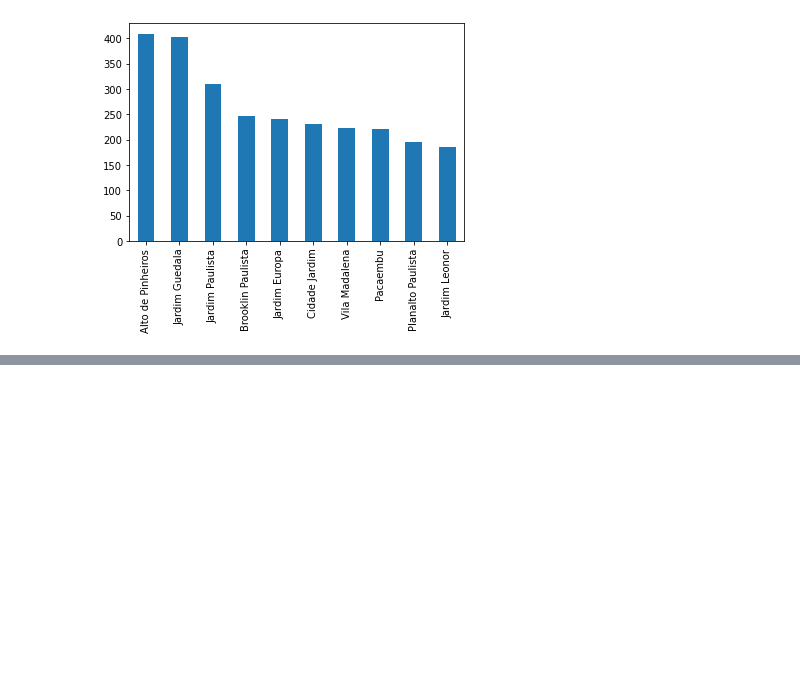
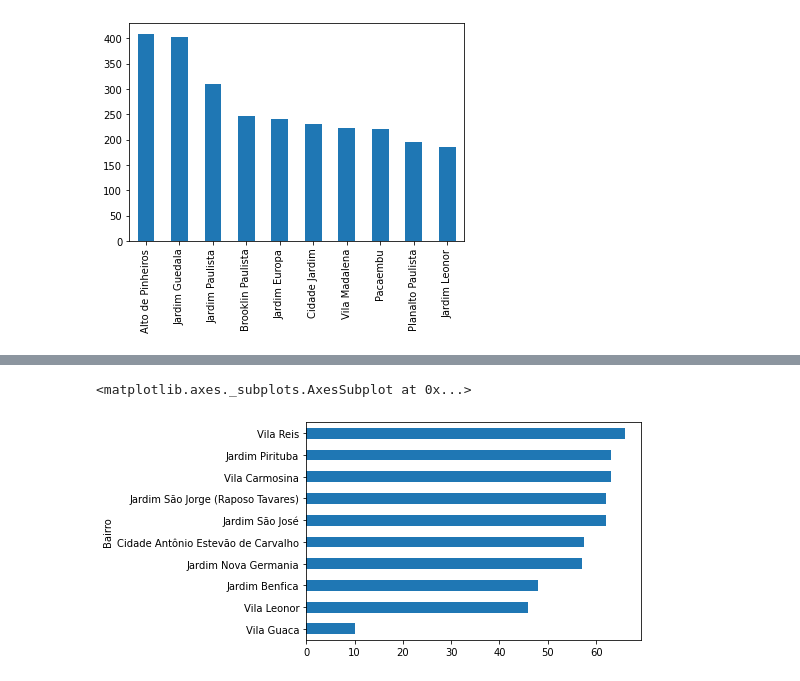
Before and after one commit to Coleone7/Imersao_dados_alura_4, a Jupyter notebook: Aula 1.ipynb, the cells around one changed output, grey strips where cells are left out. Drawn from its saved outputs; the diff is of its cells as text; code cells hidden in the pictures; blank space fills up the shorter version.

```diff
--- a/Aula 1.ipynb
+++ b/Aula 1.ipynb
@@ -198,0 +242,9 @@ Length: 6879, dtype: int64
+# %%
+metragem_bairro_ordenado2 = metragem_bairro.sort_values(ascending=True)
+
+metragem_bairro_ordenado2.head(10).plot.barh()
+
+#resolvi então inverter a ordenação.
+# %% [output]
+<matplotlib.axes._subplots.AxesSubplot at 0x...>
+[figure, added]
```
Also changed, not shown: parts of 12 cells of this notebook.
